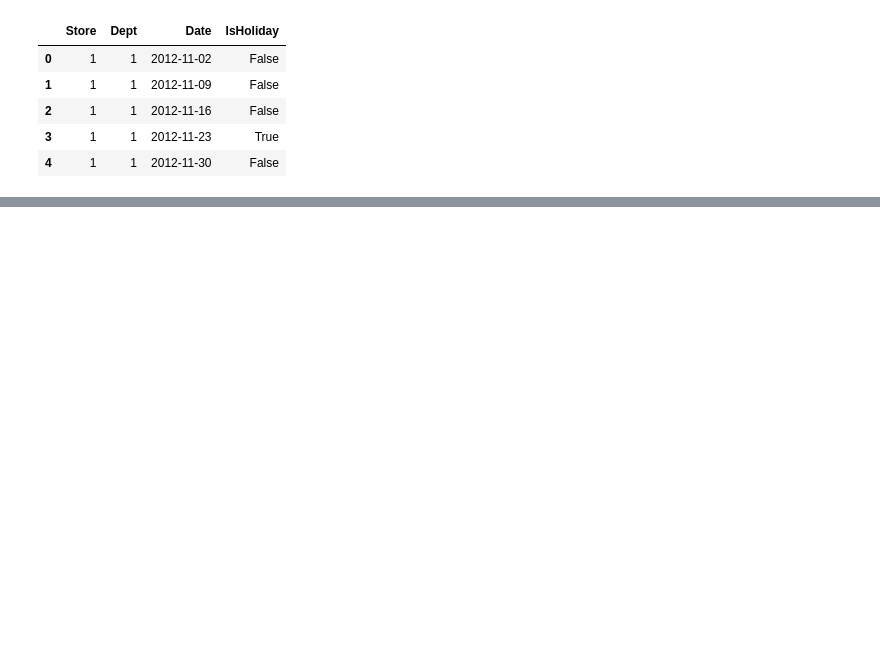
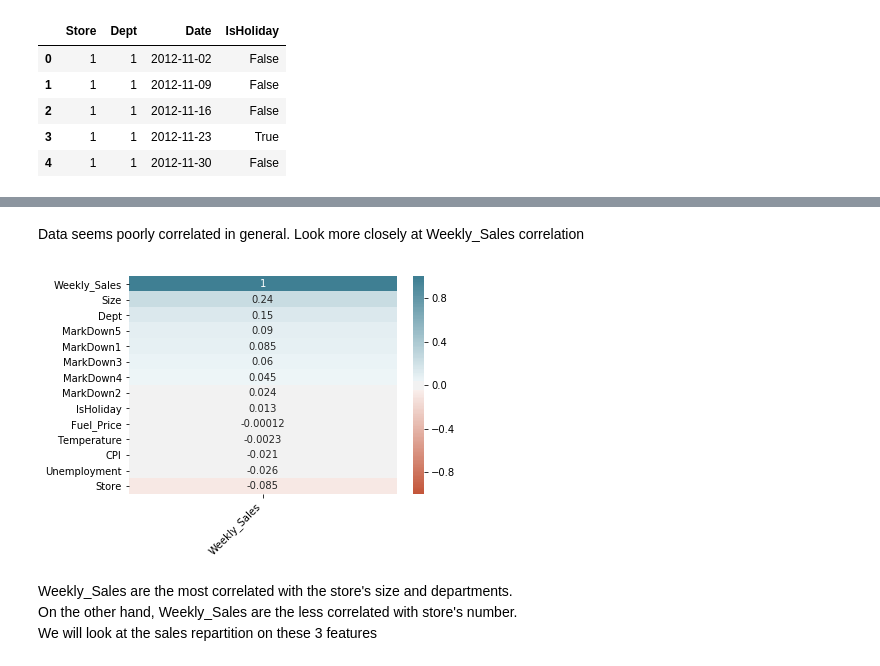
Before and after one commit to Corentin-M/Sales_forecasting, a Jupyter notebook: Data_Exploration.ipynb, the cells around one changed output, grey strips where cells are left out. Drawn from its saved outputs; the diff is of its cells as text; code cells hidden in the pictures; blank space fills up the shorter version.

```diff
--- a/Data_Exploration.ipynb
+++ b/Data_Exploration.ipynb
@@ -106,0 +90,21 @@ test_df.describe()
+# %% [markdown]
+Data seems poorly correlated in general. Look more closely at Weekly_Sales correlation
+# %%
+corr = data_df.corr()
+ax = sns.heatmap(
+        corr[['Weekly_Sales']].sort_values(by=['Weekly_Sales'],ascending=False),
+        vmin=-1, vmax=1, center=0,
+        cmap=sns.diverging_palette(20, 220, n=200),
+        square=False,
+        annot=True)
+
+ax.set_xticklabels(
+        ax.get_xticklabels(),
+        rotation=45,
+        horizontalalignment='right');
+# %% [output]
+[figure, added]
+# %% [markdown]
+Weekly_Sales are the most correlated with the store's size and departments.
+On the other hand, Weekly_Sales are the less correlated with store's number.
+We will look at the sales repartition on these 3 features
```
Also changed, not shown: parts of 16 cells of this notebook.
